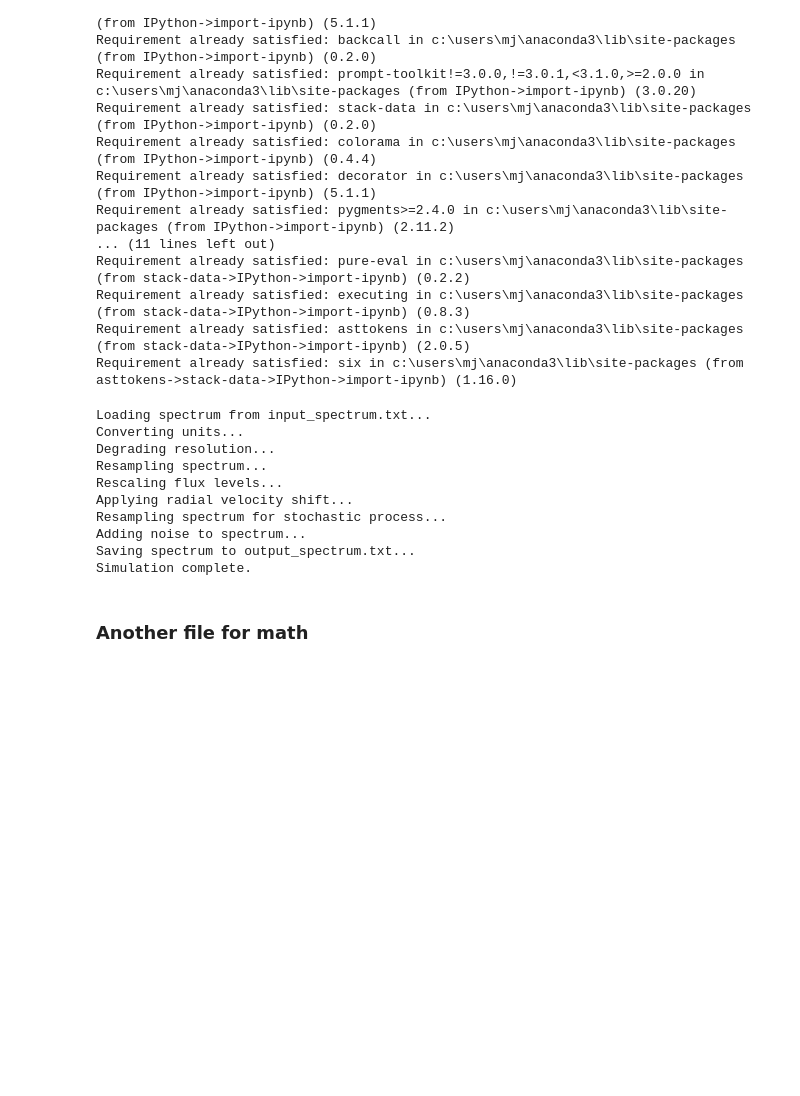
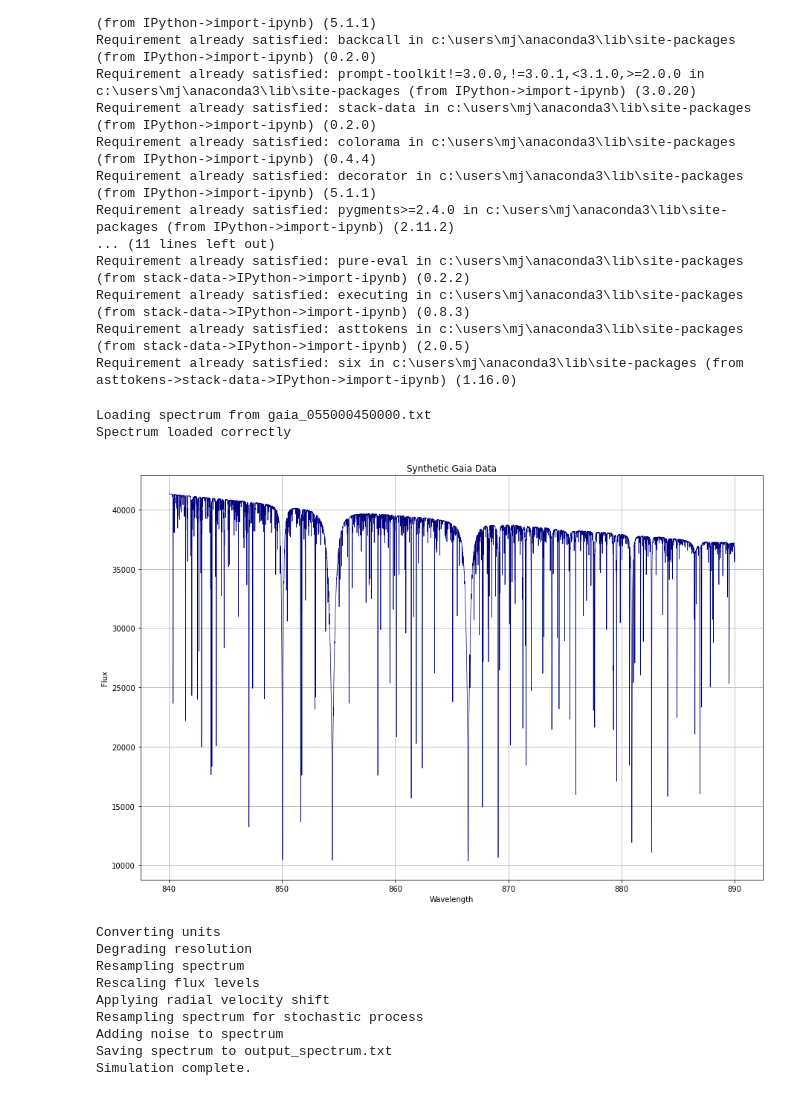
Before and after one commit to mjchavolla/G_NIR, a Jupyter notebook: gaia_simulation_main.ipynb, the cells around one changed output. Cells and saved outputs as stored; diff of their text form; code cells hidden in the pictures; blank space fills up the shorter version.

Commit message:
Add files via upload
Version 2: Updated functions to the Spectrum Class to Load and Plot spectra

```diff
--- a/gaia_simulation_main.ipynb
+++ b/gaia_simulation_main.ipynb
@@ -53,38 +53,41 @@ from parameters import Parameters
 # %%
 def main():
     spectrum = Spectrum()
 
     # Load spectrum
-    spectrum.load_spectrum("input_spectrum.txt")
+    spectrum.load_spectrum("gaia_055000450000.txt")
+
+    # Visualize spectrum
+    spectrum.plot_spectrum()
 
     # Process spectrum
     spectrum.convert_units()
     spectrum.degrade_resolution()
     spectrum.resample_spectrum()
     spectrum.rescale_flux()
 
     # Apply stochastic processes
     spectrum.radial_velocity_shift()
     spectrum.resample_stochastic()
     spectrum.generate_noise()
 
     # Save spectrum
     spectrum.save_spectrum("output_spectrum.txt")
 
     print("Simulation complete.")
 
 if __name__ == "__main__":
     main()
 # %% [output]
-Loading spectrum from input_spectrum.txt...
-Converting units...
-Degrading resolution...
-Resampling spectrum...
-Rescaling flux levels...
-Applying radial velocity shift...
-Resampling spectrum for stochastic process...
-Adding noise to spectrum...
-Saving spectrum to output_spectrum.txt...
-Simulation complete.
+Loading spectrum from gaia_055000450000.txt
+Spectrum loaded correctly
+[figure, added]
+Converting units
+Degrading resolution
+Resampling spectrum
+Rescaling flux levels
+Applying radial velocity shift
+Resampling spectrum for stochastic process
+Adding noise to spectrum
+Saving spectrum to output_spectrum.txt
+Simulation complete.
-# %% [markdown]
-### Another file for math
```
Also changed, not shown: parts of 1 cell of this notebook, 1 other file.
